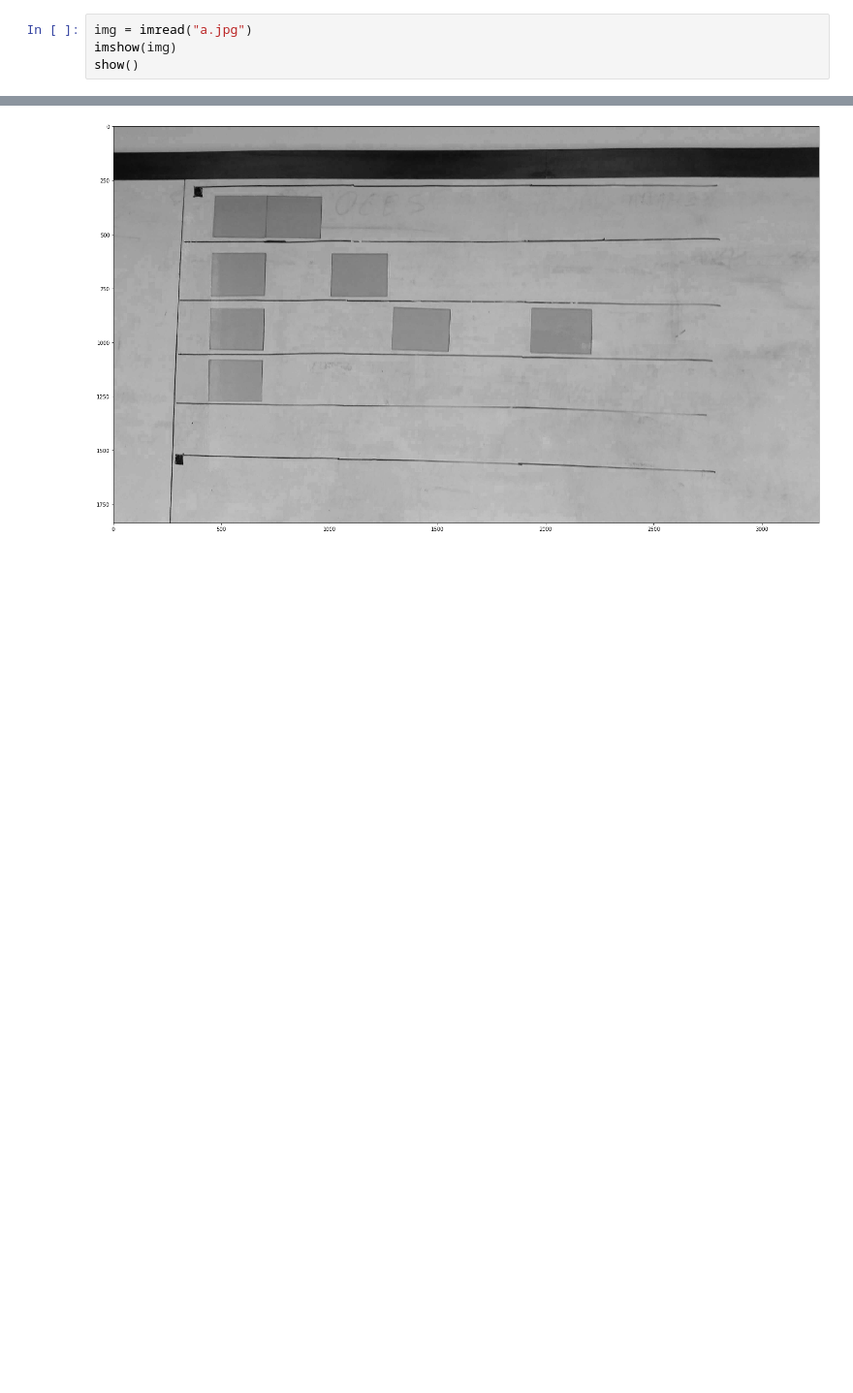
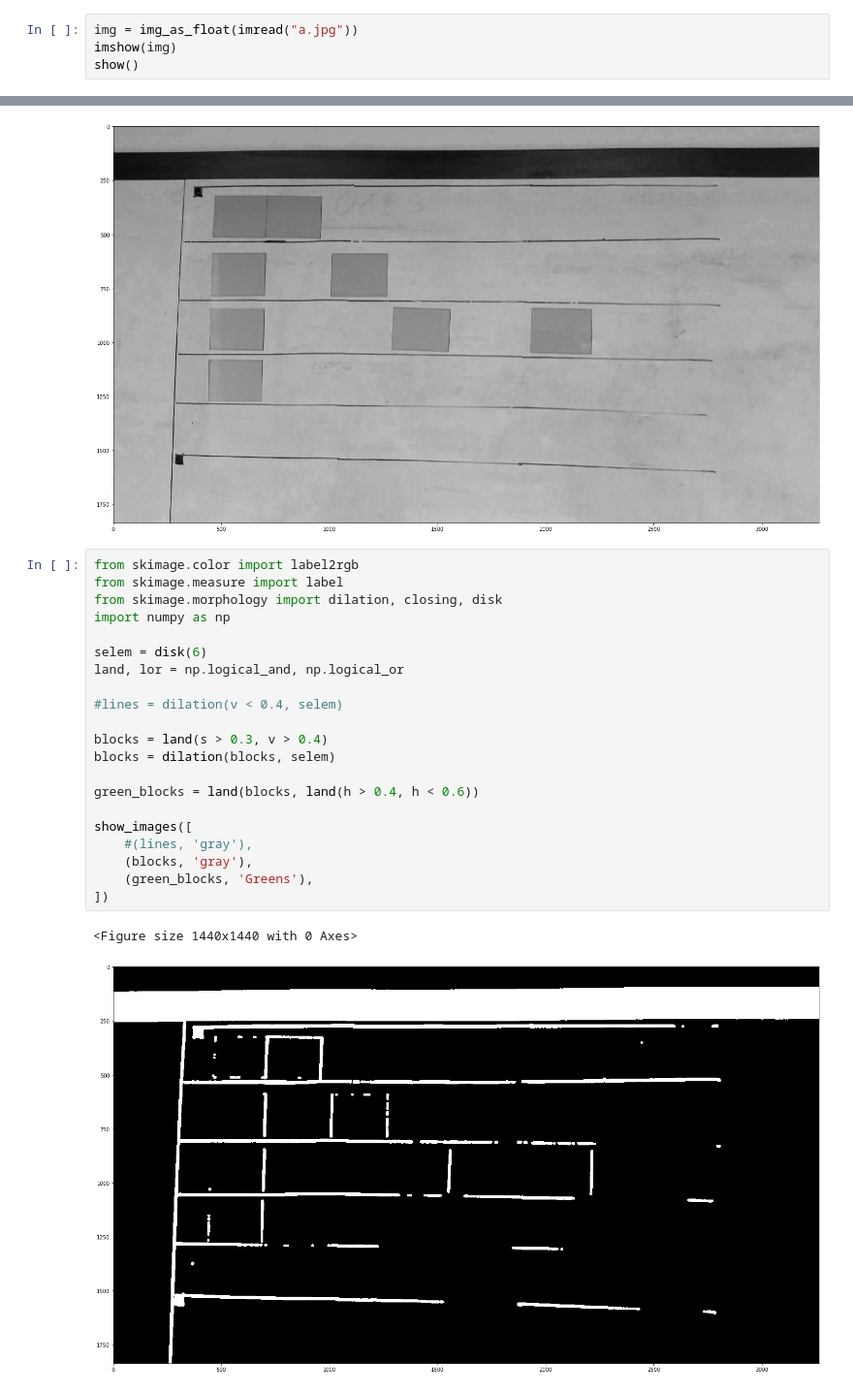
Before and after one commit to hackerspace-silesia/nospr-kopytko, a Jupyter notebook: image-detection.ipynb, the cells around one changed output, grey strips where cells are left out. Shown at 97% size. Saved outputs shown, nothing was run; the diff lists cells and outputs as text; blank space fills up the shorter version.

Commit message:
add blocks detecting

```diff
--- a/image-detection.ipynb
+++ b/image-detection.ipynb
@@ -21,7 +24,7 @@ def show_images(data, small=False):
     if small:
         fig.show()
 # %%
-img = imread("a.jpg")
+img = img_as_float(imread("a.jpg"))
 imshow(img)
 show()
 # %% [output]
@@ -42,3 +45,27 @@ show_images([
 [figure]
 [figure]
 [figure]
+# %%
+from skimage.color import label2rgb
+from skimage.measure import label
+from skimage.morphology import dilation, closing, disk
+import numpy as np
+
+selem = disk(6)
+land, lor = np.logical_and, np.logical_or
+
+#lines = dilation(v < 0.4, selem)
+
+blocks = land(s > 0.3, v > 0.4)
+blocks = dilation(blocks, selem)
+
+green_blocks = land(blocks, land(h > 0.4, h < 0.6))
+
+show_images([
+    #(lines, 'gray'),
+    (blocks, 'gray'),
+    (green_blocks, 'Greens'),
+])
+# %% [output]
+<Figure size 1440x1440 with 0 Axes>
+[figure, added]
```
Also changed, not shown: parts of 4 cells of this notebook.
